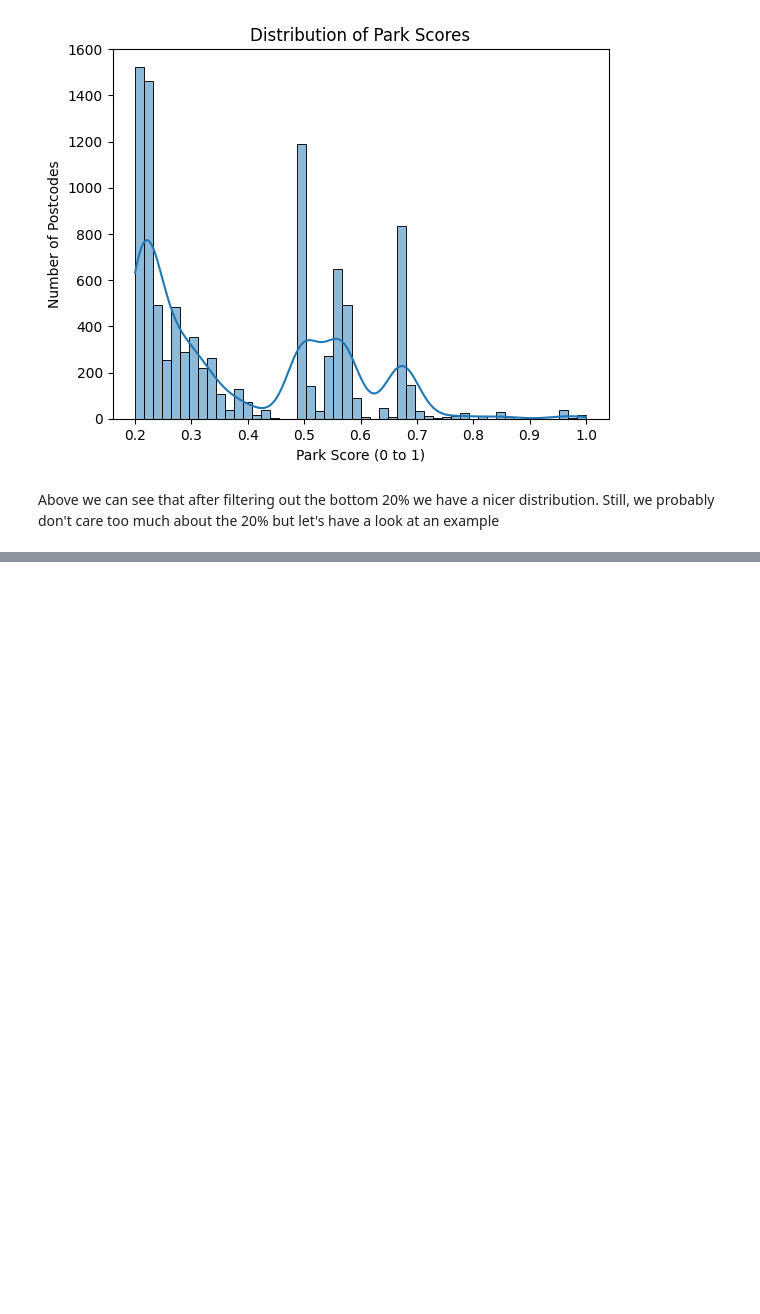
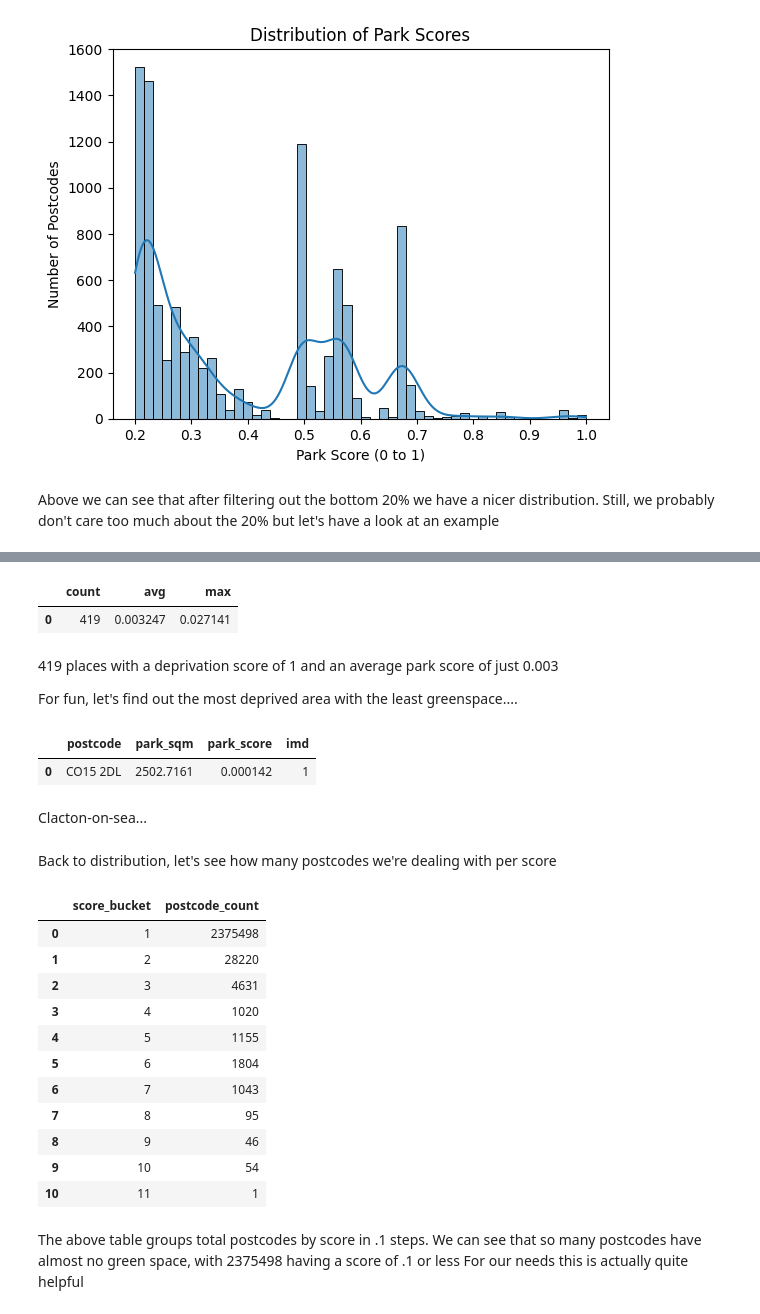
Before and after one commit to moulson/loam, a Jupyter notebook: notebooks/analysis.ipynb, the cells around one changed output, grey strips where cells are left out. Cells and saved outputs as stored; diff of their text form; code cells hidden in the pictures; blank space fills up the shorter version.

```diff
--- a/notebooks/analysis.ipynb
+++ b/notebooks/analysis.ipynb
@@ -117,0 +242,63 @@ So this actually has quite a bit of green space around it. It might be that we h
+# %%
+df = pd.read_sql("""
+                 SELECT COUNT(*),
+                 AVG(park_score),
+                 MAX(park_score)
+                 FROM postcodes
+                 WHERE imd = 1""", conn)
+
+df
+# %% [output]
+|  | count | avg | max |
+| 0 | 419 | 0.003247 | 0.027141 |
+# %% [markdown]
+419 places with a deprivation score of 1 and an average park score of just 0.003
+
+For fun, let's find out the most deprived area with the least greenspace....
+# %%
+df = pd.read_sql("""
+                 SELECT postcode, park_sqm, park_score, imd
+                 FROM postcodes
+                 WHERE park_score is not null
+                 ORDER BY imd, park_score
+                 LIMIT 1; """
+                 , conn)
+
+df
+# %% [output]
+|  | postcode | park_sqm | park_score | imd |
+| 0 | CO15 2DL | 2502.7161 | 0.000142 | 1 |
+# %% [markdown]
+Clacton-on-sea...
+# %% [markdown]
+Back to distribution, let's see how many postcodes we're dealing with per score
+# %%
+df = pd.read_sql("""
+                SELECT
+                width_bucket(park_score, 0.0, 1.0, 10) AS score_bucket,
+                COUNT(*) AS postcode_count
+                FROM postcodes
+                WHERE park_score IS NOT NULL
+                GROUP BY score_bucket
+                ORDER BY score_bucket;
+                 """
+                 , conn)
+
+df
+# %% [output]
+|  | score_bucket | postcode_count |
+| 0 | 1 | 2375498 |
+| 1 | 2 | 28220 |
+| 2 | 3 | 4631 |
+| 3 | 4 | 1020 |
+| 4 | 5 | 1155 |
+| 5 | 6 | 1804 |
+| 6 | 7 | 1043 |
+| 7 | 8 | 95 |
+| 8 | 9 | 46 |
+| 9 | 10 | 54 |
+| 10 | 11 | 1 |
+# %% [markdown]
+The above table groups total postcodes by score in .1 steps.
+We can see that so many postcodes have almost no green space, with 2375498 having a score of .1 or less
+For our needs this is actually quite helpful
```
Also changed, not shown: parts of 24 cells of this notebook, 1 other file.
